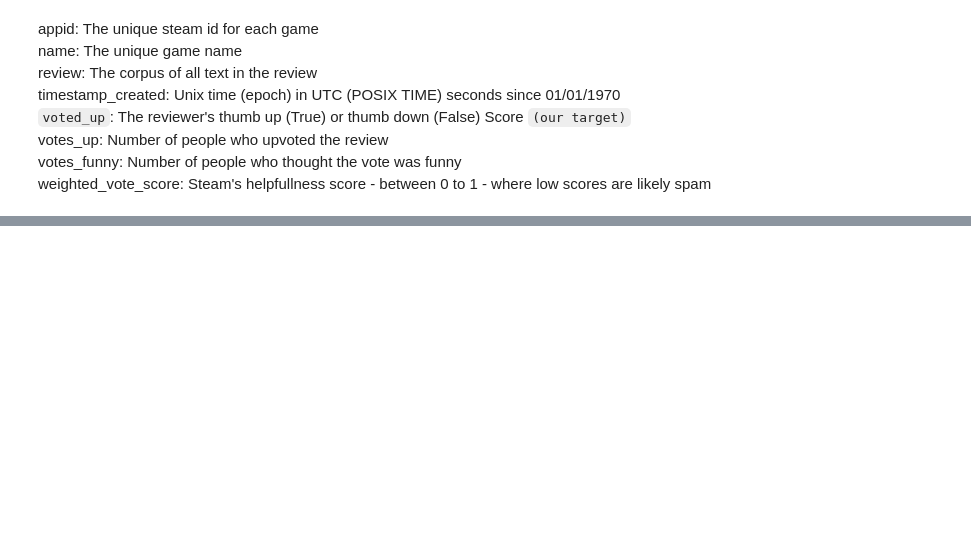
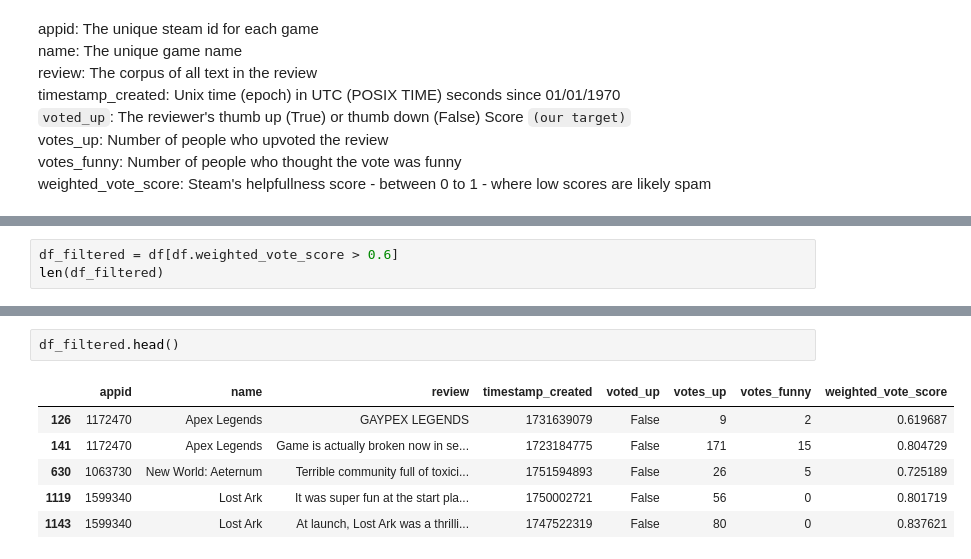
Before and after one commit to morescode-pm/kaggle-fastai, a Jupyter notebook: chapter3/nlp-steam.ipynb, the cells around one changed output, grey strips where cells are left out. Drawn from its saved outputs; the diff is of its cells as text; blank space fills up the shorter version.

```diff
--- a/chapter3/nlp-steam.ipynb
+++ b/chapter3/nlp-steam.ipynb
@@ -146,0 +152,3 @@ weighted_vote_score: Steam's helpfullness score - between 0 to 1 - where low sco
+# %%
+df_filtered = df[df.weighted_vote_score > 0.6]
+len(df_filtered)
@@ -146,0 +163,9 @@ weighted_vote_score: Steam's helpfullness score - between 0 to 1 - where low sco
+# %%
+df_filtered.head()
+# %% [output]
+|  | appid | name | review | timestamp_created | voted_up | votes_up | votes_funny | weighted_vote_score |
+| 126 | 1172470 | Apex Legends | GAYPEX LEGENDS | 1731639079 | False | 9 | 2 | 0.619687 |
+| 141 | 1172470 | Apex Legends | Game is actually broken now in se... | 1723184775 | False | 171 | 15 | 0.804729 |
+| 630 | 1063730 | New World: Aeternum | Terrible community full of toxici... | 1751594893 | False | 26 | 5 | 0.725189 |
+| 1119 | 1599340 | Lost Ark | It was super fun at the start pla... | 1750002721 | False | 56 | 0 | 0.801719 |
+| 1143 | 1599340 | Lost Ark | At launch, Lost Ark was a thrilli... | 1747522319 | False | 80 | 0 | 0.837621 |
```
Also changed, not shown: parts of 45 cells of this notebook.
